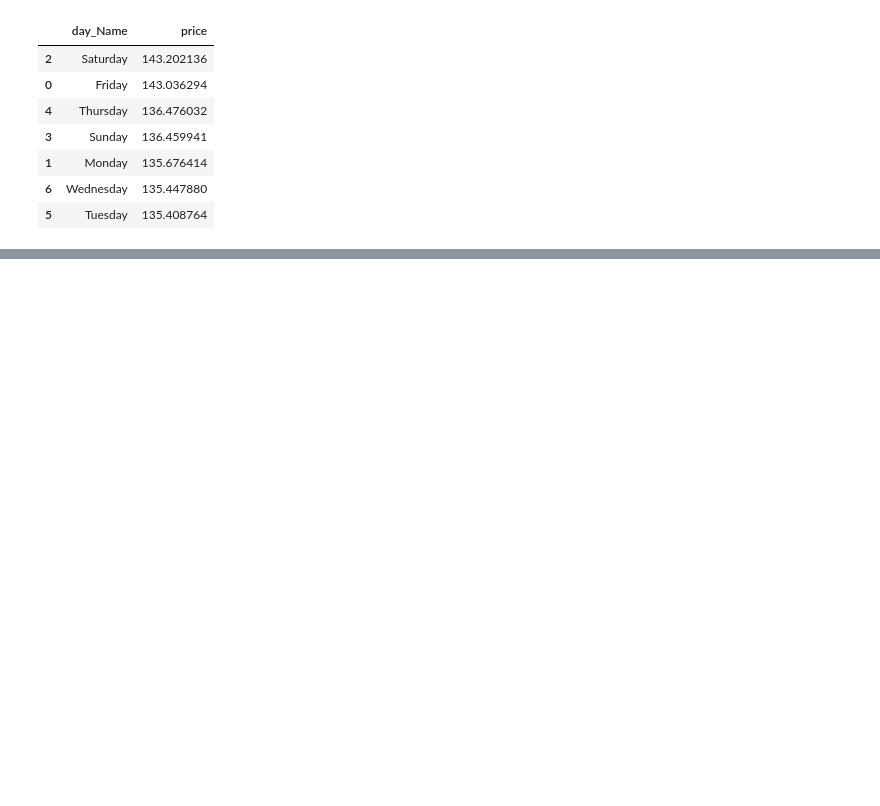
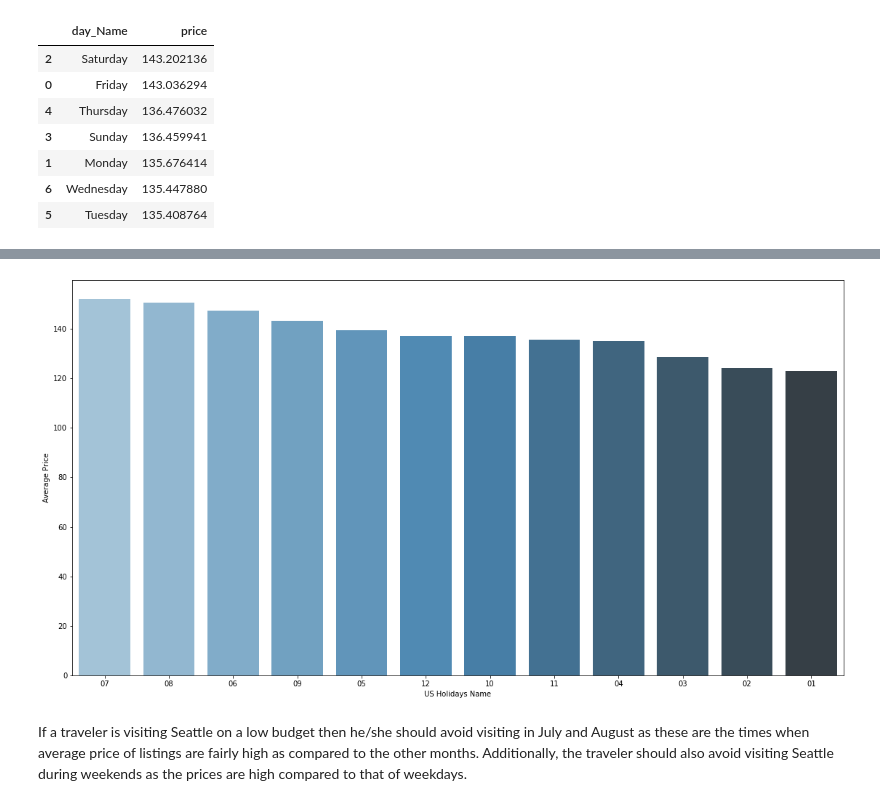
Before and after one commit to Yinggewen/Seattle_AirBNB_Data, a Jupyter notebook: Seattle_Airbnb_House.ipynb, the cells around one changed output, grey strips where cells are left out. Saved outputs shown, nothing was run; the diff lists cells and outputs as text; code cells hidden in the pictures; blank space fills up the shorter version.

```diff
--- a/Seattle_Airbnb_House.ipynb
+++ b/Seattle_Airbnb_House.ipynb
@@ -516,0 +531,6 @@ calendar_DF.groupby('listing_id').count()
+# %%
+MonthPriceDF=calendar_DF.groupby('Month').price.mean()
+MonthPriceDF=MonthPriceDF.reset_index()
+MonthPriceDF=MonthPriceDF.sort_values('price',ascending=[0])
+
+MonthPriceDF.head(10)
@@ -516,0 +549,6 @@ calendar_DF.groupby('listing_id').count()
+# %%
+show_plot("Month", "price", MonthPriceDF)
+# %% [output]
+[figure, added]
+# %% [markdown]
+If a traveler is visiting Seattle on a low budget then he/she should avoid visiting in July and August as these are the times when average price of listings are fairly high as compared to the other months. Additionally, the traveler should also avoid visiting Seattle during weekends as the prices are high compared to that of weekdays.
```
Also changed, not shown: parts of 9 cells of this notebook.
